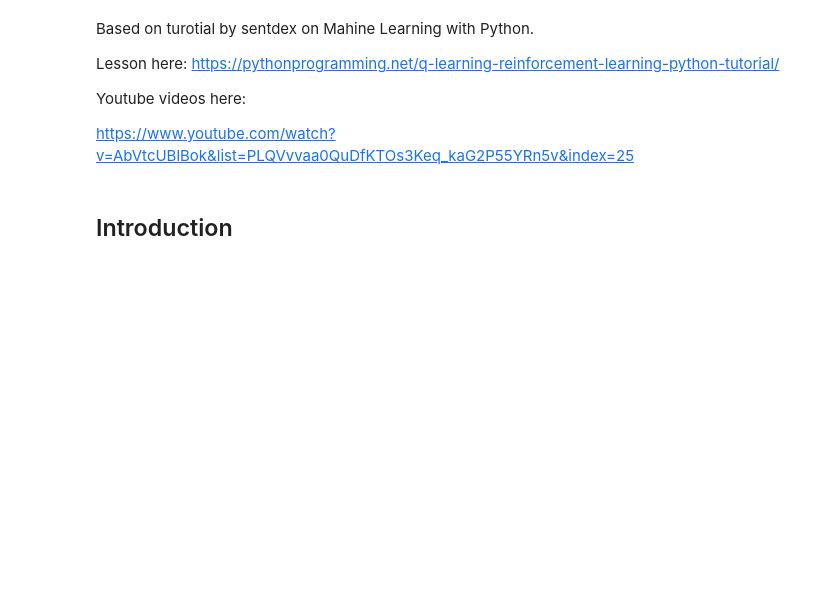
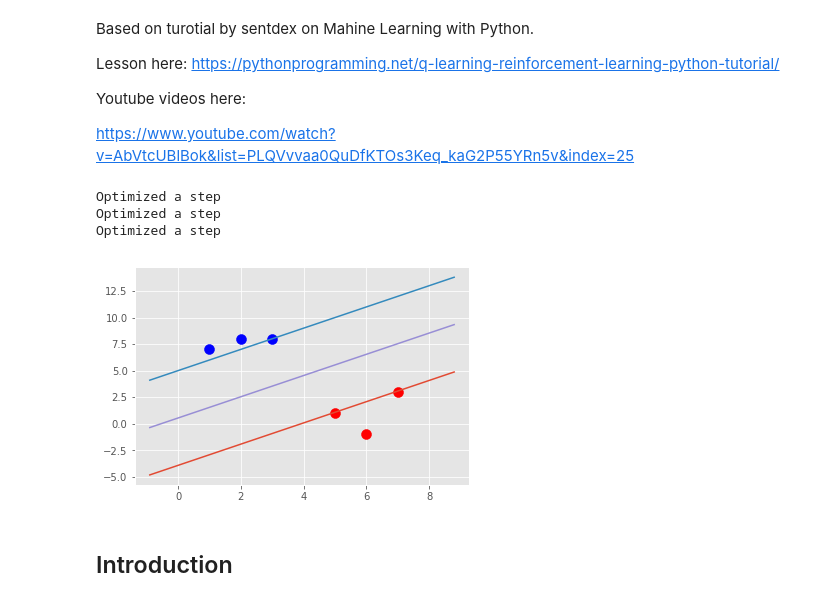
Before and after one commit to giorosati/dsc-3-33-03-building-an-svm-from-scratch-lab-online-ds-pt-100118, a Jupyter notebook: svm_from_scratch.ipynb, the cells around one changed output. Saved outputs shown, nothing was run; the diff lists cells and outputs as text; code cells hidden in the pictures; blank space fills up the shorter version.

Commit message:
initial svm complete with graph

```diff
--- a/svm_from_scratch.ipynb
+++ b/svm_from_scratch.ipynb
@@ -33,6 +34,7 @@ class Support_Vector_Machine:
 #         { ||w|| : [w,b]}
 #         create a dictionary where the key is the magnitude of w,
 #         and the value for each key is the w and b values.
+        opt_dict = {}
 
     # for magnitude, the sign doesn't matter, but for each w the sign matters
         transforms = [[1,1], [1,-1], [-1,1], [-1,-1]]  #have to try out each sign of the w values
@@ -110,7 +112,54 @@ class Support_Vector_Machine:
     def predict(self, features):
         #sign of (x*w+b) determines the classification
         classification = np.sign(np.dot(np.array(features), self.w) + self.b)
+        if classification !=0 and self.visualization:
+            self.ax.scatter(features[0], features[1], market = '*', c = self.colors[classification])
         return classification
+
+    def visualize(self):
+        [[self.ax.scatter(x[0], x[1], s=100, color=self.colors[i])
+        for x in data_dict[i]] for i in data_dict]
+
+        #hyperplace = x*w+b
+        # we want v = x*w+b
+        # psv = 1
+        # nsv = -1
+        # dec = 0
+        def hyperplane(x,w,b,v):
+            return (-w[0]* x - b +v) / w[1]
+
+        datarange = (self.min_feature_value * .9, self.max_feature_value * 1.1)
+        hyp_x_min = datarange[0]
+        hyp_x_max = datarange[1]
+
+        # (x + x +b) = 1
+        # positive support vector hyperplace
+        psv1 = hyperplane(hyp_x_min, self.w, self.b, 1)
+        psv2 = hyperplane(hyp_x_max, self.w, self.b, 1)
+        self.ax.plot([hyp_x_min, hyp_x_max], [psv1, psv2])
+
+        # (x + x +b) = -1
+        # negative support vector hyperplace
+        nsv1 = hyperplane(hyp_x_min, self.w, self.b, -1)
+        nsv2 = hyperplane(hyp_x_max, self.w, self.b, -1)
+        self.ax.plot([hyp_x_min, hyp_x_max], [nsv1, nsv2])
+
+        # (x + x +b) = 0
+        # decision boundary vector hyperplace
+        db1 = hyperplane(hyp_x_min, self.w, self.b, 0)
+        db2 = hyperplane(hyp_x_max, self.w, self.b, 0)
+        self.ax.plot([hyp_x_min, hyp_x_max], [db1, db2])
+
+        plt.show()
+# %%
+svm = Support_Vector_Machine()
+svm.fit(data_dict)
+svm.visualize()
+# %% [output]
+Optimized a step
+Optimized a step
+Optimized a step
+[figure, added]
 # %% [markdown]
 ## Introduction
 # %% [markdown]
```
Also changed, not shown: parts of 1 cell of this notebook.
